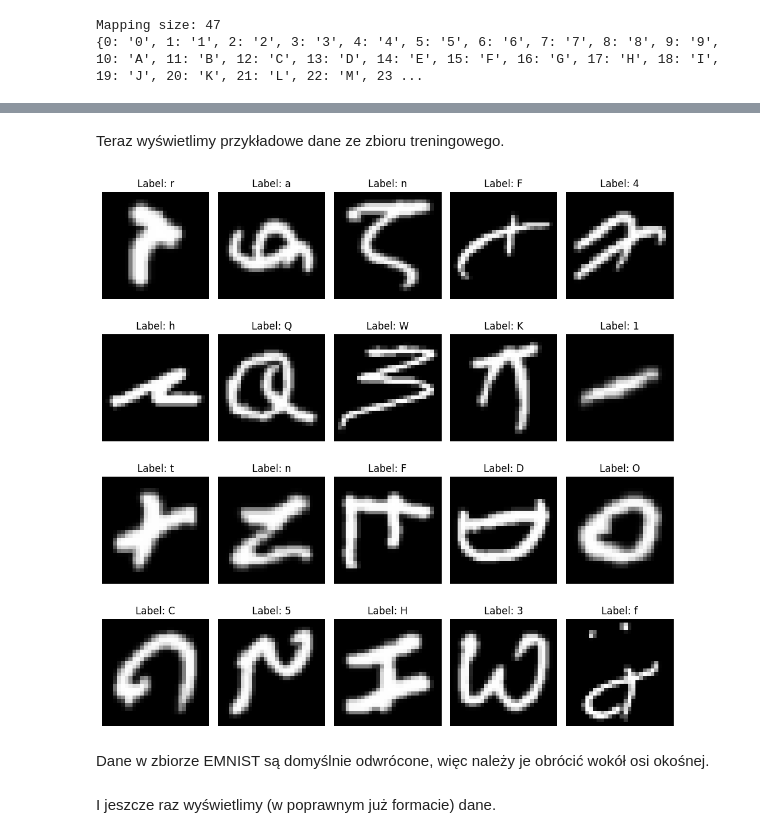
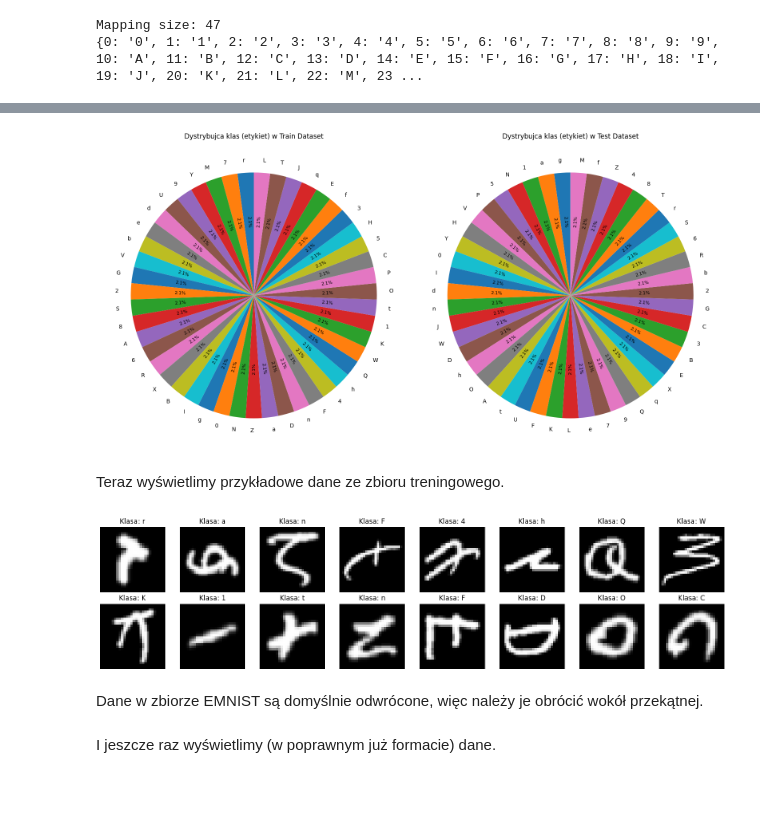
Before and after one commit to dziobex/emnist, a Jupyter notebook: note.ipynb, the cells around one changed output, grey strips where cells are left out. Saved outputs shown, nothing was run; the diff lists cells and outputs as text; code cells hidden in the pictures; blank space fills up the shorter version.

Commit message:
Dodałam analizę datasetu.

```diff
--- a/note.ipynb
+++ b/note.ipynb
@@ -117,22 +117,51 @@ for dataset_name, t_ in [("Train Data", train[0].value_counts()), ("Test Data",
+# %%
+fig, axes = plt.subplots(1, 2, figsize=(16, 8))
+
+for ax, (dataset_name, t_) in zip(axes, [("Train", train[0].value_counts()), ("Test", test[0].value_counts())]):
+    t__classes_x = [mapping_dict.get(label, label) for label in t_.index]
+    t__classes_y = t_.values
+
+    wedges, texts, autotexts = ax.pie(
+        t__classes_y,
+        labels=t__classes_x,
+        autopct='%1.1f%%',
+        startangle=90,
+        colors=plt.cm.tab10.colors[:len(t__classes_x)]
+    )
+
+    for autotext in autotexts:
+        autotext.set_fontsize(8)
+        x, y = autotext.get_position()
+        angle = math.degrees(math.atan2(y, x))
+        if x <= 0:
+            angle += 180
+        autotext.set_rotation(angle)
+
+    ax.set_title(f'Dystrybujca klas (etykiet) w {dataset_name} Dataset', fontsize=12)
+
+plt.tight_layout()
+plt.show()
+# %% [output]
+[figure, added]
 # %% [markdown]
 Teraz wyświetlimy przykładowe dane ze zbioru treningowego.
 # %%
-fig, axes = plt.subplots(4, 5, figsize=(10, 10))
+fig, axes = plt.subplots(2, 8, figsize=(16, 4))
 
 for i, ax in enumerate(axes.flat):
     example = train.iloc[i, ]
     label = mapping_dict[example.iloc[0]]
 
     example = example[1:].values.reshape(28, 28)
 
     ax.imshow(example, cmap='gray')
-    ax.set_title(f'Label: {label}')
+    ax.set_title(f'Klasa: {label}')
     ax.axis('off')
 
 plt.tight_layout()
 plt.show()
 # %% [output]
-[figure, old version]
+[figure, new version]
 # %% [markdown]
-Dane w zbiorze EMNIST są domyślnie odwrócone, więc należy je obrócić wokół osi okośnej.
+Dane w zbiorze EMNIST są domyślnie odwrócone, więc należy je obrócić wokół przekątnej.
 # %%
```
Also changed, not shown: parts of 34 cells of this notebook, 1 other file.
